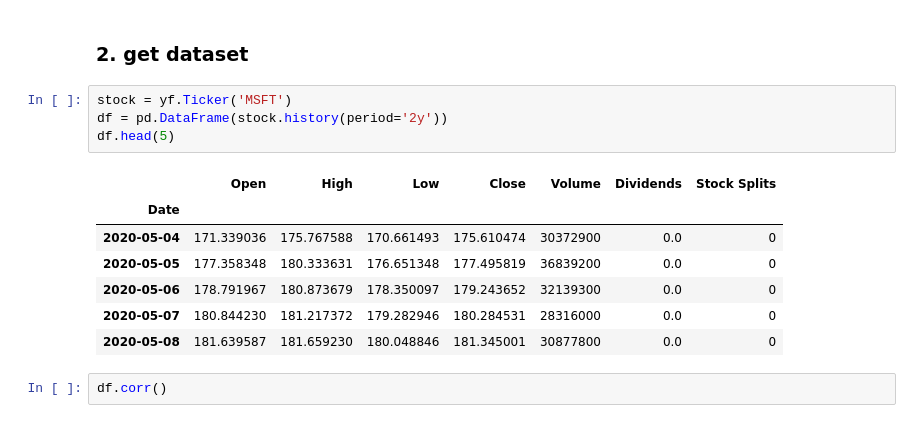
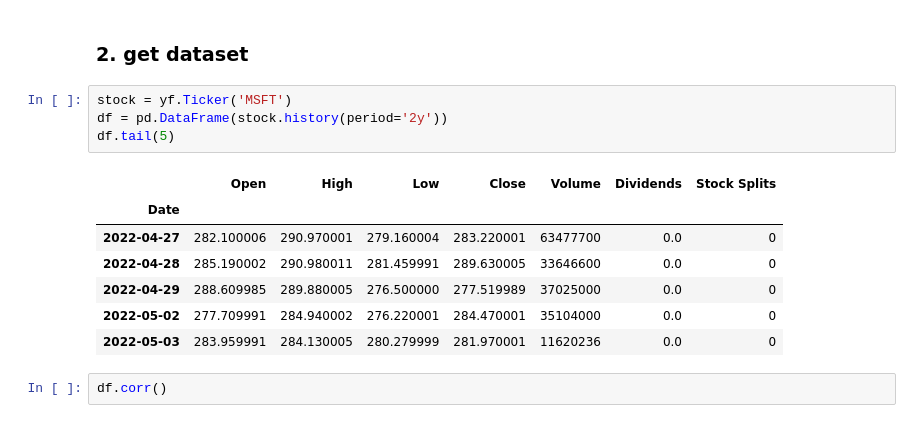
Before and after one commit to tssibanda/FIREfolio, a Jupyter notebook: pythonml/StockAnalyser2.ipynb, the cells around one changed output. Drawn from its saved outputs; the diff is of its cells as text.

```diff
--- a/pythonml/StockAnalyser2.ipynb
+++ b/pythonml/StockAnalyser2.ipynb
@@ -21,15 +21,15 @@ from sklearn.metrics import r2_score, mean_absolute_error
 # %%
 stock = yf.Ticker('MSFT')
 df = pd.DataFrame(stock.history(period='2y'))
-df.head(5)
+df.tail(5)
 # %% [output]
 |  | Open | High | Low | Close | Volume | Dividends | Stock Splits |
 | Date |  |  |  |  |  |  |  |
-| 2020-05-04 | 171.339036 | 175.767588 | 170.661493 | 175.610474 | 30372900 | 0.0 | 0 |
-| 2020-05-05 | 177.358348 | 180.333631 | 176.651348 | 177.495819 | 36839200 | 0.0 | 0 |
-| 2020-05-06 | 178.791967 | 180.873679 | 178.350097 | 179.243652 | 32139300 | 0.0 | 0 |
-| 2020-05-07 | 180.844230 | 181.217372 | 179.282946 | 180.284531 | 28316000 | 0.0 | 0 |
-| 2020-05-08 | 181.639587 | 181.659230 | 180.048846 | 181.345001 | 30877800 | 0.0 | 0 |
+| 2022-04-27 | 282.100006 | 290.970001 | 279.160004 | 283.220001 | 63477700 | 0.0 | 0 |
+| 2022-04-28 | 285.190002 | 290.980011 | 281.459991 | 289.630005 | 33646600 | 0.0 | 0 |
+| 2022-04-29 | 288.609985 | 289.880005 | 276.500000 | 277.519989 | 37025000 | 0.0 | 0 |
+| 2022-05-02 | 277.709991 | 284.940002 | 276.220001 | 284.470001 | 35104000 | 0.0 | 0 |
+| 2022-05-03 | 283.959991 | 284.130005 | 280.279999 | 281.970001 | 11620236 | 0.0 | 0 |
 # %%
 df.corr()
 # %% [output]
```
Also changed, not shown: parts of 1 cell of this notebook, 21 other files.
